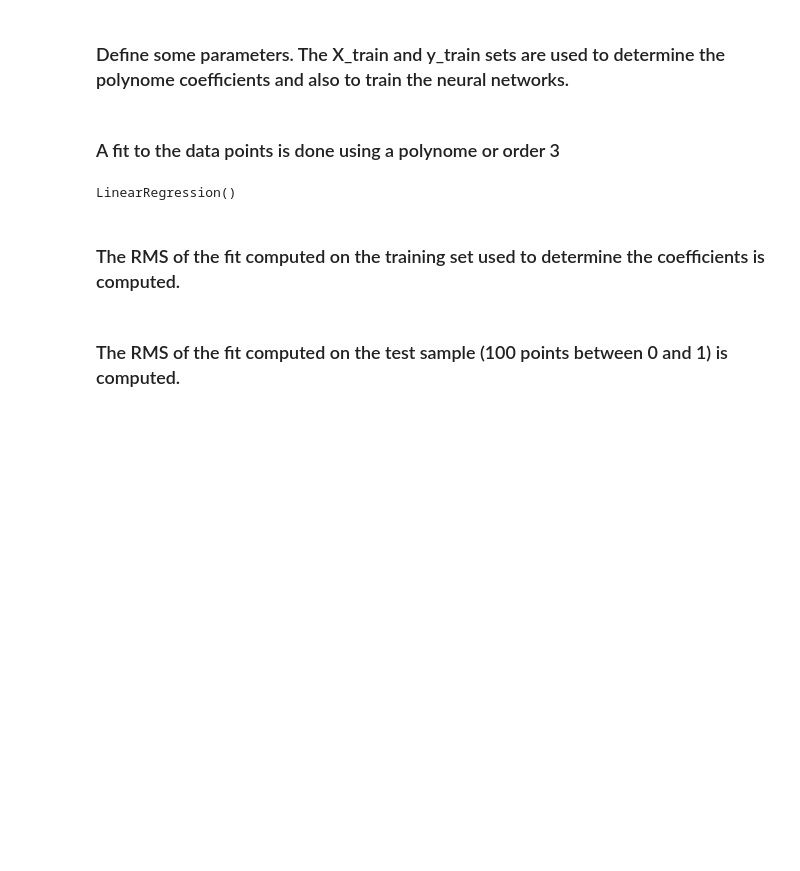
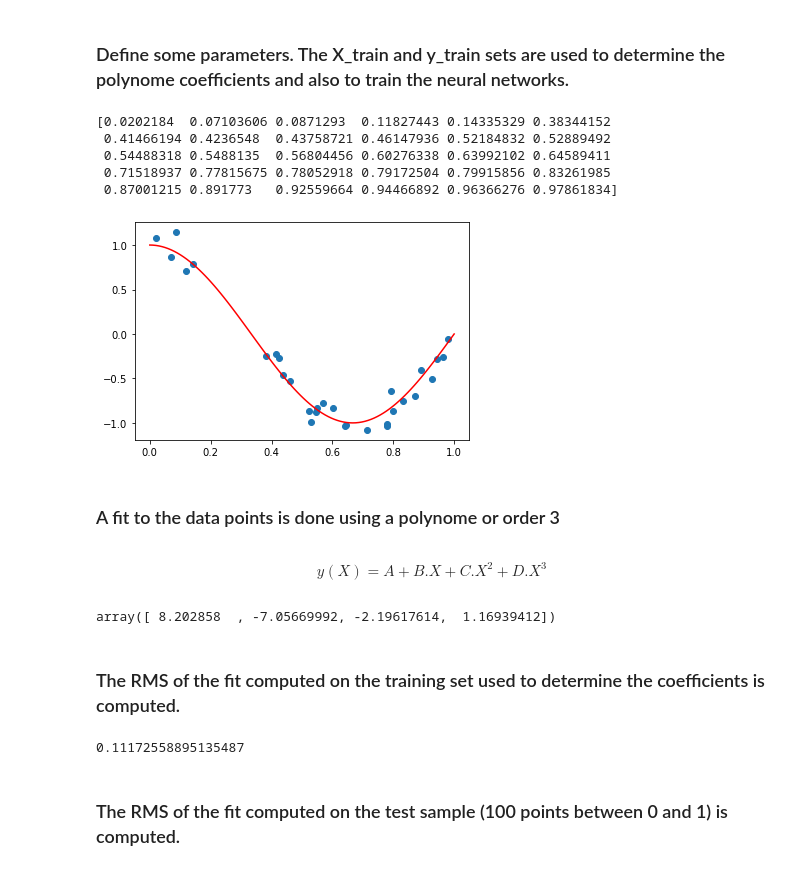
Before and after one commit to Morisset/AI4neb, a Jupyter notebook: docs/ComparePolynom.ipynb, the cells around one changed output. Saved outputs shown, nothing was run; the diff lists cells and outputs as text; code cells hidden in the pictures; blank space fills up the shorter version.

```diff
--- a/docs/ComparePolynom.ipynb
+++ b/docs/ComparePolynom.ipynb
@@ -58,15 +49,21 @@ y_train_true = y
 # The set of points to verify the fit quality
 X_test = np.linspace(0, 1, 100)
 y_test_true = true_fun(X_test)
+# %%
+print(X)
+# %% [output]
+[0.0202184  0.07103606 0.0871293  0.11827443 0.14335329 0.38344152
+ 0.41466194 0.4236548  0.43758721 0.46147936 0.52184832 0.52889492
+ 0.54488318 0.5488135  0.56804456 0.60276338 0.63992102 0.64589411
+ 0.71518937 0.77815675 0.78052918 0.79172504 0.79915856 0.83261985
+ 0.87001215 0.891773   0.92559664 0.94466892 0.96366276 0.97861834]
+# %%
+f, ax = plt.subplots()
+plt.scatter(X_train, y_train_true)
+plt.plot(X_test, y_test_true, c='r');
+# %% [output]
+[figure, added]
 # %% [markdown]
 ### A fit to the data points is done using a polynome or order 3
-# %%
-degree = 3
-polynomial_features = PolynomialFeatures(degree=degree,
-                                         include_bias=False)
-model = LinearRegression()
-#model =  BayesianRidge()
-X_TRANSF = polynomial_features.fit_transform(X_train[:, np.newaxis])
-model.fit(X_TRANSF, y_train_true)
-# %% [output]
-LinearRegression()
+# %% [markdown]
+$$ y(X) = A + B . X + C . X^2 + D . X^3 $$
@@ -73,2 +74,6 @@ LinearRegression()
+# %%
+z_np3
+# %% [output]
+array([ 8.202858  , -7.05669992, -2.19617614,  1.16939412])
 # %% [markdown]
 ### The RMS of the fit computed on the training set used to determine the coefficients is computed.
@@ -78,2 +80,8 @@ rms_train = np.sqrt(mean_squared_error(y_train,y_train_true))
+# %%
+y_train_np3 = p_np3(X_train)
+rms_train_np3 = np.sqrt(mean_squared_error(y_train_np3,y_train_true))
+print(rms_train_np3)
+# %% [output]
+0.11172558895135487
 # %% [markdown]
 ### The RMS of the fit computed on the test sample (100 points between 0 and 1) is computed.
```
Also changed, not shown: parts of 35 cells of this notebook.
